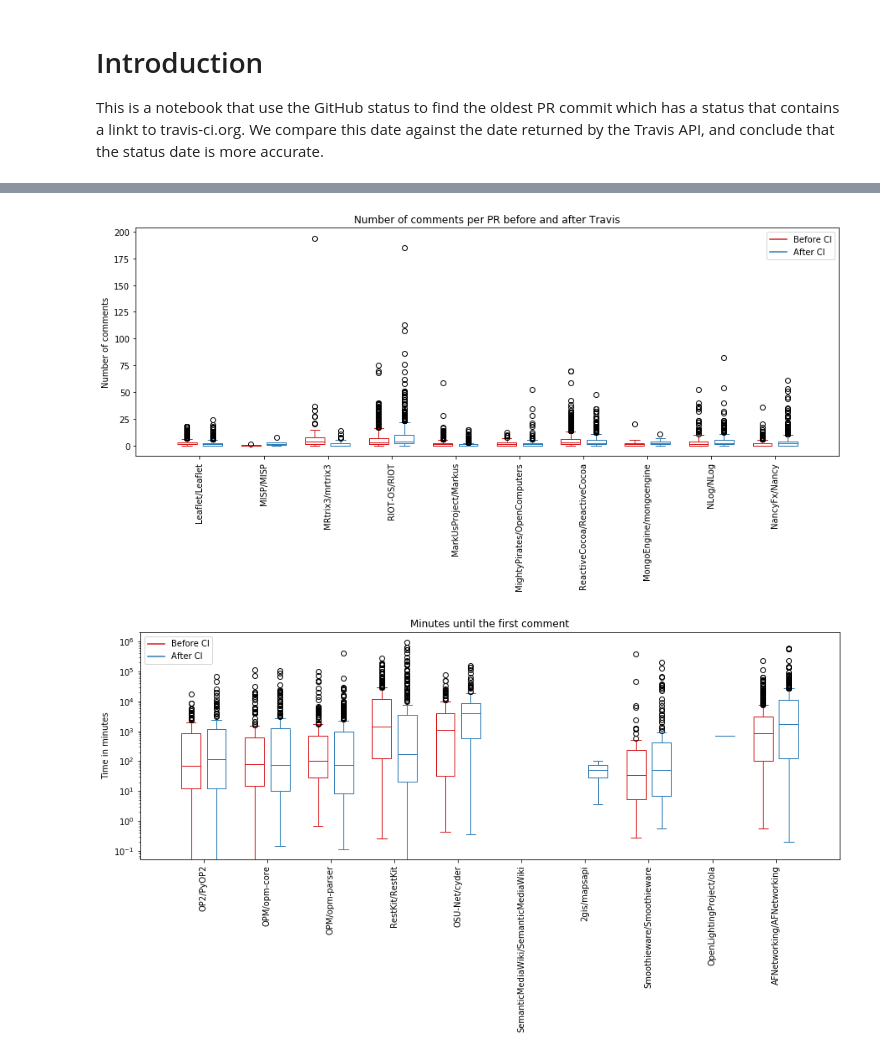
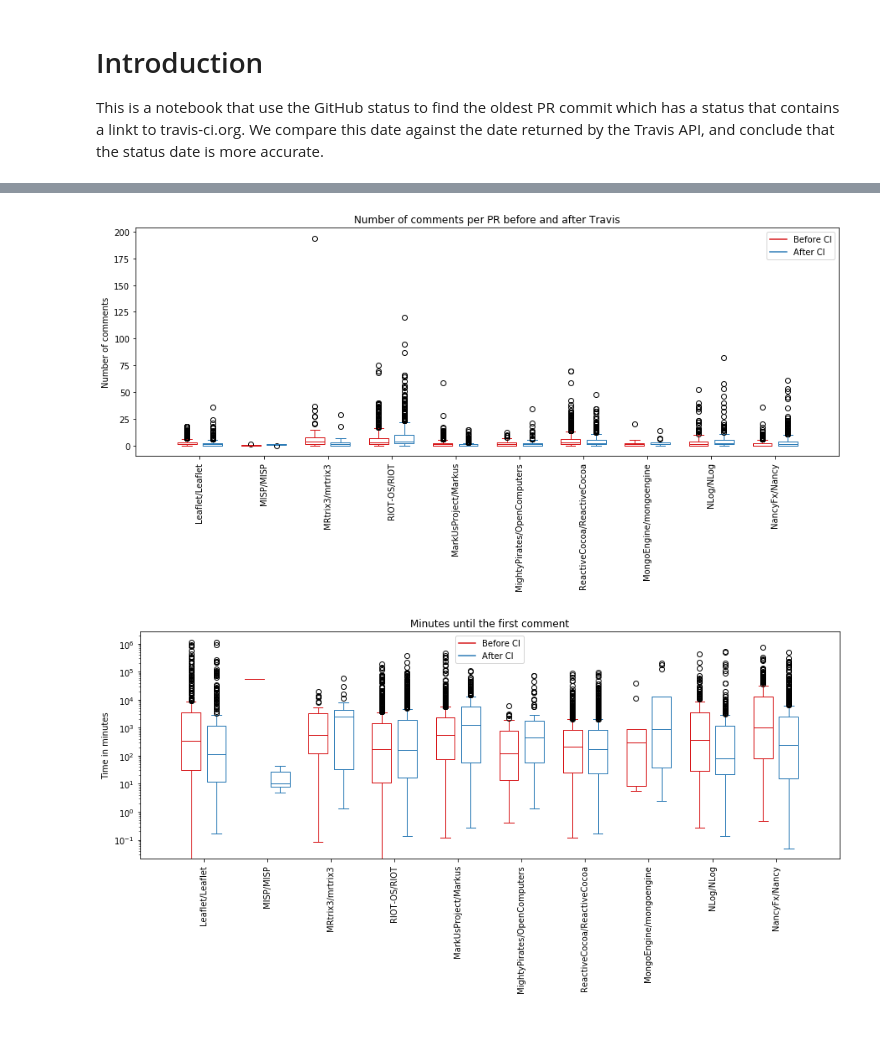
Before and after one commit to TheDutchDevil/code_reviews, a Jupyter notebook: analysis/first_travis_build.ipynb, the cells around one changed output, grey strips where cells are left out. Drawn from its saved outputs; the diff is of its cells as text; code cells hidden in the pictures; blank space fills up the shorter version.

```diff
--- a/analysis/first_travis_build.ipynb
+++ b/analysis/first_travis_build.ipynb
@@ -12,3 +12,5 @@ database = mongo_client["graduation"]
 pull_requests_collection = database["pull_requests"]
 
 projects_collection = database["projects"]
+
+commits_collection = database["commits"]
@@ -33,10 +17,10 @@ def split_prs_on_build_date(project, prs, equal_number = False):
 # %%
 from urllib.parse import urlparse
-import ..analysis_utilites
+import analysis_utilities
 
 import datetime
 
-scraped_projects = list(projects_collection.find({'succeeded': True}))
+scraped_projects = list(projects_collection.find({'succeeded': True, 'status_travis_date': { '$not': {'$exists':True}}}))
 
 print("Analyzing {}".format(len(scraped_projects)))
 
@@ -47,7 +31,9 @@ for project in scraped_projects:
     pull_requests = list(pull_requests_collection.find({'project_name': project["full_name"].split("/")[1],
                                                        'project_owner': project["full_name"].split("/")[0]}))
 
-    commits = list([commit for pr in pull_requests for commit in pr["commits"]])
+    sha_list = list([commit for pr in pull_requests for commit in pr["commits"]])
+
+    commits = [commits_collection.find_one({'sha': sha_hash}) for sha_hash in sha_list]
 
     statuses = list([status for commit in commits for status in commit["statuses"]])
 
@@ -69,7 +55,7 @@ for project in scraped_projects:
 
     project["status_travis_date"] = oldest_travis_date
 
-    prs_before, prs_after = split_prs_on_build_date(project, pull_requests)
+    prs_before, prs_after = analysis_utilities.split_prs_on_build_date(project, pull_requests)
 
     print("{} prs before, and {} prs after".format(len(prs_before), len(prs_after)))
 
@@ -125,7 +111,7 @@ for project in scraped_projects[:10]:
 
     prs = list(pull_requests_collection.find({'project_name': project["full_name"].split("/")[1],'project_owner': project["full_name"].split("/")[0]}))
 
-    prs_before, prs_after = split_prs_on_build_date(project, prs, True)
+    prs_before, prs_after = analysis_utilities.split_prs_on_build_date(project, prs, True)
 
     before_total_comments.append([len(pr["raw_comments"]) for pr in prs_before])
     after_total_comments.append([len(pr["raw_comments"]) for pr in prs_after])
@@ -135,7 +121,7 @@ do_before_after_boxplot(before_total_comments, after_total_comments, project_nam
                        'Number of comments',
                        yscale='linear')
 # %% [output]
-[figure, old version]
+[figure, new version]
 # %%
 def calculate_time_to_first_comment(prs):
     for pr in prs:
@@ -157,25 +143,25 @@ def calculate_time_to_first_comment(prs):
 # %%
 before_time_to_first_comment = []
 after_time_to_first_comment = []
 
 project_names = []
 
-for project in scraped_projects[15:25]:
+for project in scraped_projects[:10]:
 
     project_names.append(project["full_name"])
 
     prs = list(pull_requests_collection.find({'project_name': project["full_name"].split("/")[1],'project_owner': project["full_name"].split("/")[0]}))
 
-    prs_before, prs_after = split_prs_on_build_date(project, prs, True)
+    prs_before, prs_after = analysis_utilities.split_prs_on_build_date(project, prs, True)
 
     calculate_time_to_first_comment(prs_before)
     calculate_time_to_first_comment(prs_after)
 
     before_time_to_first_comment.append([pr["minutes_till_first_comment"] for pr in prs_before if pr["minutes_till_first_comment"] is not None])
     after_time_to_first_comment.append([pr["minutes_till_first_comment"] for pr in prs_after if pr["minutes_till_first_comment"] is not None])
 
 do_before_after_boxplot(before_time_to_first_comment, after_time_to_first_comment, project_names,
                        'Minutes until the first comment',
                        'Time in minutes')
 # %% [output]
-[figure, old version]
+[figure, new version]
```
Also changed, not shown: parts of 2 cells of this notebook, 3 other files.
